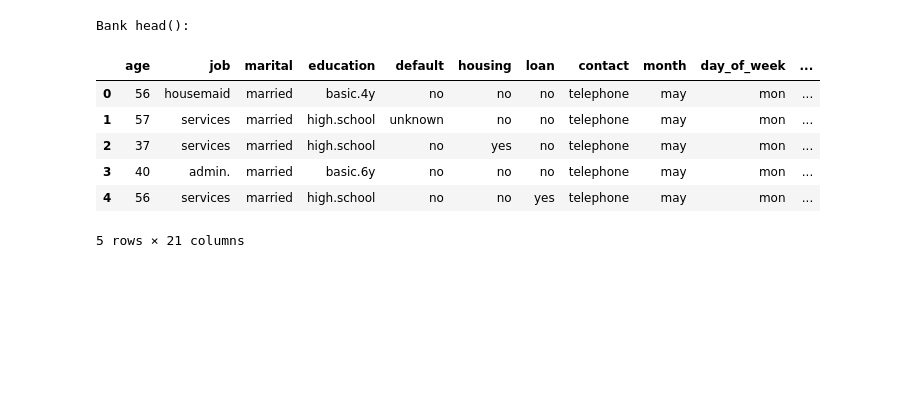
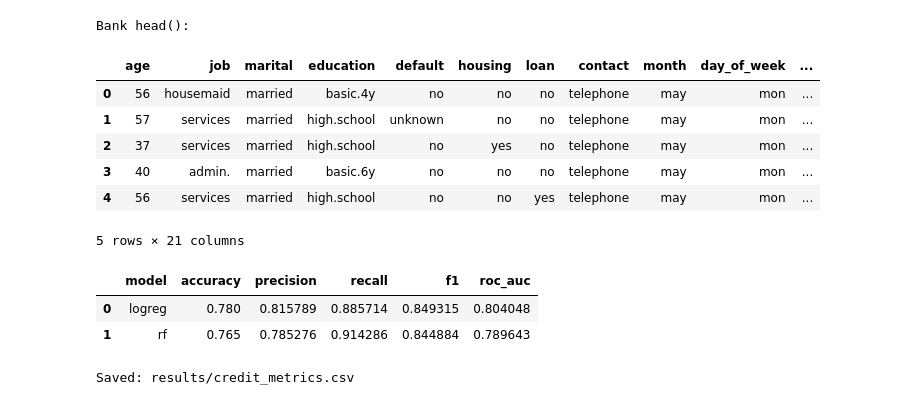
Before and after one commit to Suraalani79/msc-dissertation-2025, a Jupyter notebook: framework.ipynb, the cells around one changed output. Drawn from its saved outputs; the diff is of its cells as text; code cells hidden in the pictures; blank space fills up the shorter version.

```diff
--- a/framework.ipynb
+++ b/framework.ipynb
@@ -219,3 +219,70 @@ Bank head():
 | 3 | 40 | admin. | married | basic.6y | no | no | no | telephone | may | mon | ... |
 | 4 | 56 | services | married | high.school | no | no | yes | telephone | may | mon | ... |
 5 rows × 21 columns
+# %%
+# 1) Credit risk (classification) — Logistic Regression vs Random Forest
+
+# --- CREDIT: preprocessing + models + metrics ---
+from sklearn.impute import SimpleImputer
+
+credit = credit_df.copy()
+
+# Separate target (last column named 'target' in the UCI German dataset used here)
+y_credit = credit['target'] if 'target' in credit else credit.iloc[:, -1]
+X_credit = credit.drop(columns=y_credit.name)
+
+# Identify cat vs num
+cat_cols = [c for c in X_credit.columns if X_credit[c].dtype == 'object']
+num_cols = [c for c in X_credit.columns if c not in cat_cols]
+
+preprocess_credit = ColumnTransformer(
+    transformers=[
+        ('num', Pipeline([('imputer', SimpleImputer(strategy='median')),
+                          ('scaler', StandardScaler())]), num_cols),
+        ('cat', Pipeline([('imputer', SimpleImputer(strategy='most_frequent')),
+                          ('ohe', OneHotEncoder(handle_unknown='ignore'))]), cat_cols)
+    ]
+)
+
+models = {
+    'logreg': LogisticRegression(max_iter=1000, n_jobs=None),
+    'rf': RandomForestClassifier(n_estimators=300, random_state=RANDOM_STATE)
+}
+
+from collections import defaultdict
+rows = []
+
+X_train, X_test, y_train, y_test = train_test_split(
+    X_credit, y_credit, test_size=0.2, random_state=RANDOM_STATE, stratify=y_credit
+)
+
+for name, clf in models.items():
+    pipe = Pipeline([('prep', preprocess_credit), ('clf', clf)])
+    pipe.fit(X_train, y_train)
+    y_pred = pipe.predict(X_test)
+    if hasattr(pipe['clf'], "predict_proba"):
+        y_prob = pipe.predict_proba(X_test)[:, 1]
+        auc = roc_auc_score(y_test, y_prob)
+    else:
+        auc = None
+
+    metrics = {
+        'model': name,
+        'accuracy': accuracy_score(y_test, y_pred),
+        'precision': precision_score(y_test, y_pred, average='binary', zero_division=0),
+        'recall': recall_score(y_test, y_pred, average='binary', zero_division=0),
+        'f1': f1_score(y_test, y_pred, average='binary', zero_division=0),
+        'roc_auc': auc
+    }
+    rows.append(metrics)
+
+credit_results = pd.DataFrame(rows).sort_values(by='f1', ascending=False)
+display(credit_results)
+
+credit_results.to_csv(RESULTS_DIR / 'credit_metrics.csv', index=False)
+print(f"Saved: {RESULTS_DIR/'credit_metrics.csv'}")
+# %% [output]
+|  | model | accuracy | precision | recall | f1 | roc_auc |
+| 0 | logreg | 0.780 | 0.815789 | 0.885714 | 0.849315 | 0.804048 |
+| 1 | rf | 0.765 | 0.785276 | 0.914286 | 0.844884 | 0.789643 |
+Saved: results/credit_metrics.csv
```
Also changed, not shown: parts of 6 cells of this notebook.
